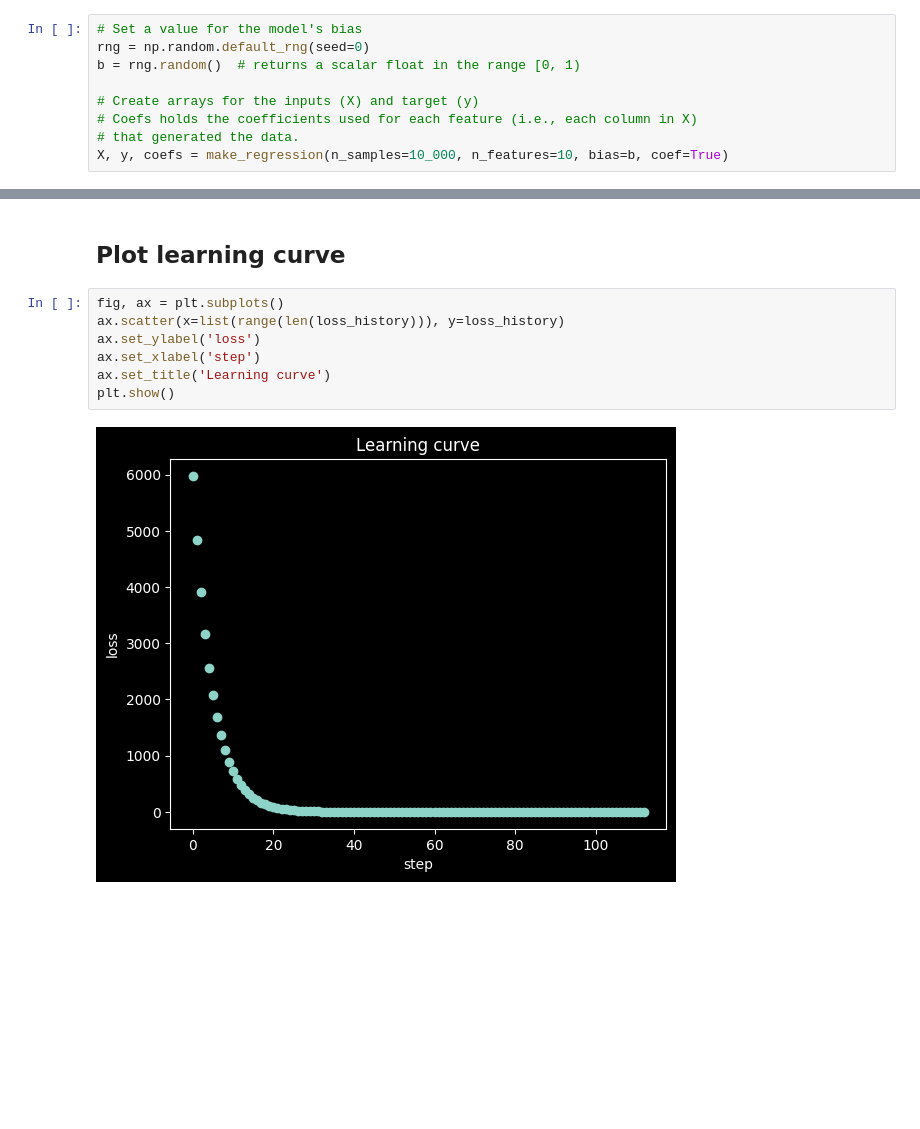
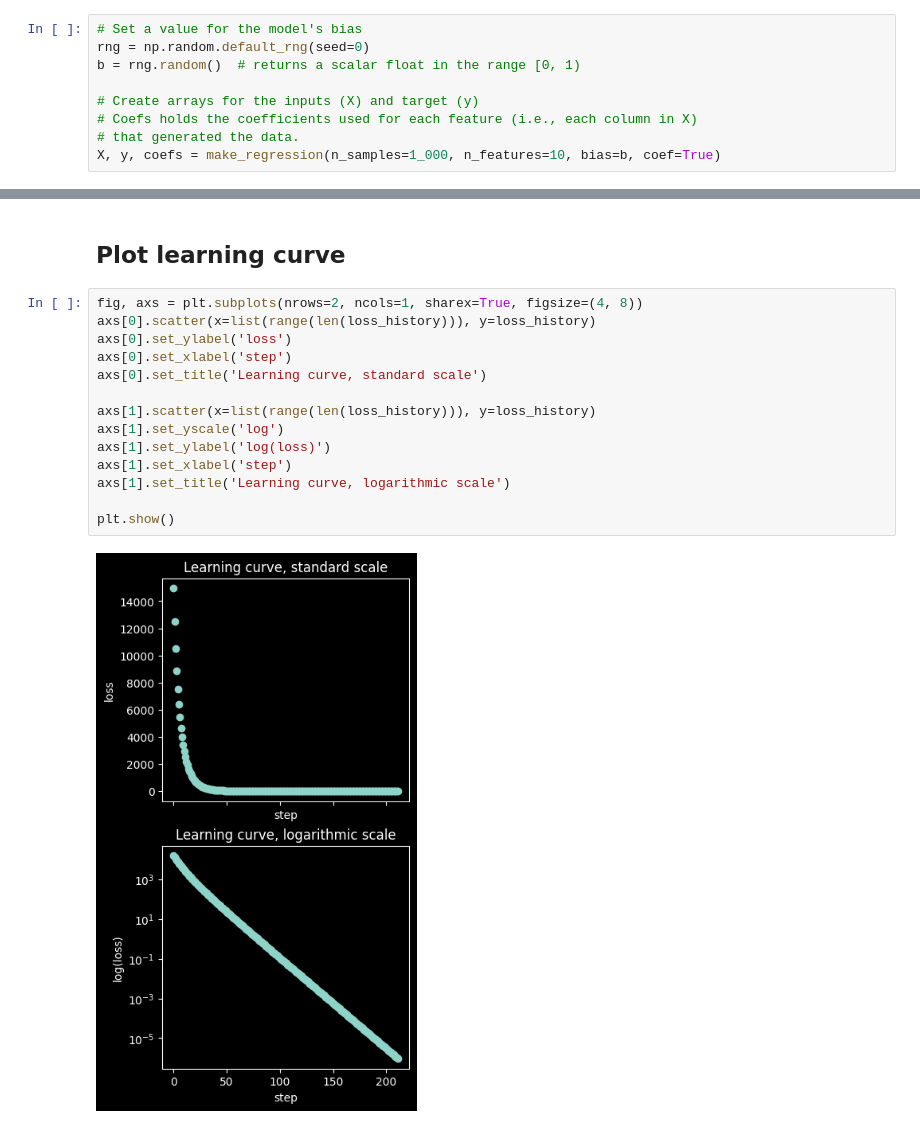
Before and after one commit to rparkr/ml-projects, a Jupyter notebook: gradient_descent.ipynb, the cells around one changed output, grey strips where cells are left out. Saved outputs shown, nothing was run; the diff lists cells and outputs as text; blank space fills up the shorter version.

Commit message:
Add plots to gradient descent notebook

```diff
--- a/gradient_descent.ipynb
+++ b/gradient_descent.ipynb
@@ -106,7 +106,7 @@ b = rng.random()  # returns a scalar float in the range [0, 1)
 # Create arrays for the inputs (X) and target (y)
 # Coefs holds the coefficients used for each feature (i.e., each column in X)
 # that generated the data.
-X, y, coefs = make_regression(n_samples=10_000, n_features=10, bias=b, coef=True)
+X, y, coefs = make_regression(n_samples=1_000, n_features=10, bias=b, coef=True)
 # %% [markdown]
 # Optimization
 Optimize a linear regression function through gradient descent.
@@ -208,12 +209,19 @@ Expected bias:  0.637
 Estimated bias: 0.637
 # %% [markdown]
 ## Plot learning curve
-# %%
-fig, ax = plt.subplots()
-ax.scatter(x=list(range(len(loss_history))), y=loss_history)
-ax.set_ylabel('loss')
-ax.set_xlabel('step')
-ax.set_title('Learning curve')
-plt.show()
-# %% [output]
-[figure, removed]
+# %%
+fig, axs = plt.subplots(nrows=2, ncols=1, sharex=True, figsize=(4, 8))
+axs[0].scatter(x=list(range(len(loss_history))), y=loss_history)
+axs[0].set_ylabel('loss')
+axs[0].set_xlabel('step')
+axs[0].set_title('Learning curve, standard scale')
+
+axs[1].scatter(x=list(range(len(loss_history))), y=loss_history)
+axs[1].set_yscale('log')
+axs[1].set_ylabel('log(loss)')
+axs[1].set_xlabel('step')
+axs[1].set_title('Learning curve, logarithmic scale')
+
+plt.show()
+# %% [output]
+[figure, added]
```
Also changed, not shown: parts of 7 cells of this notebook.
